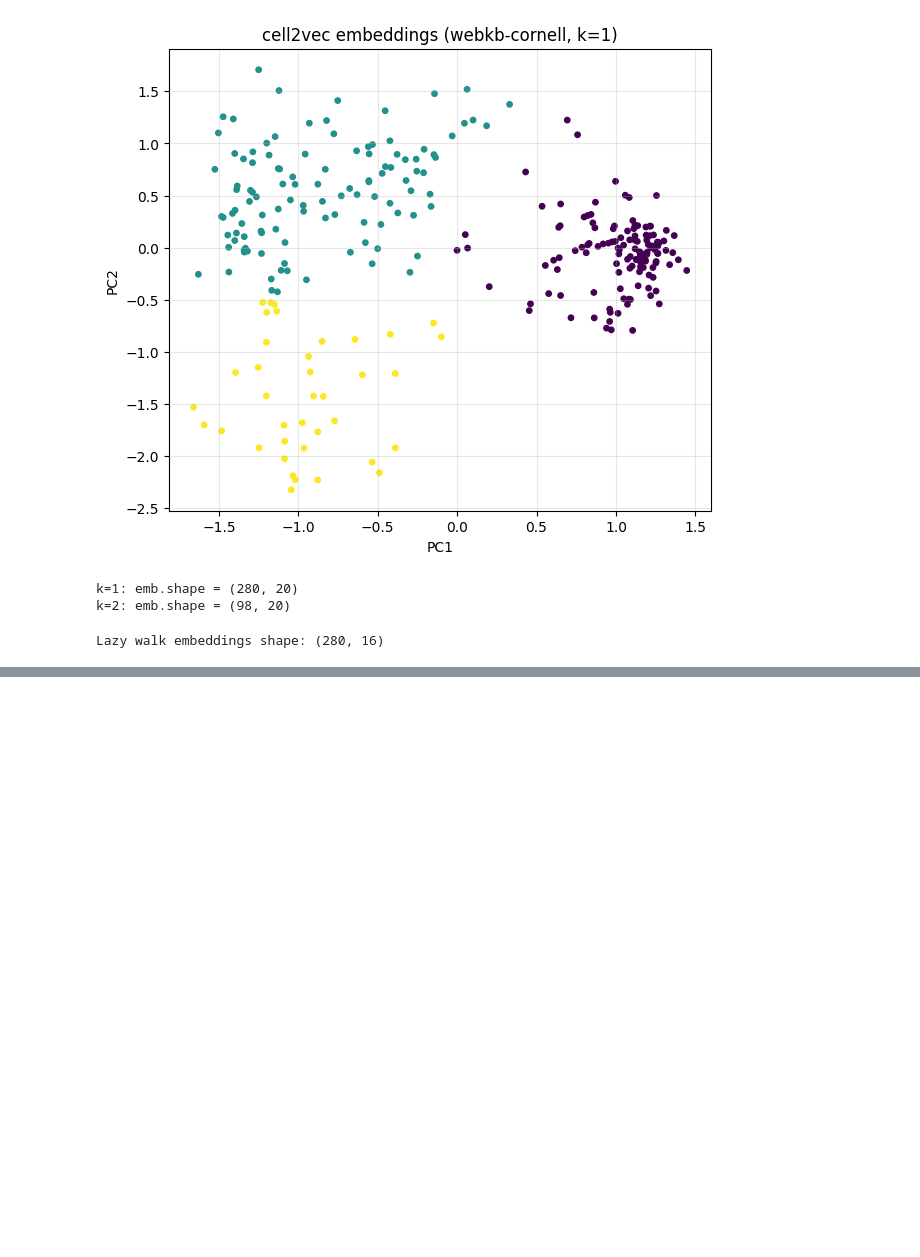
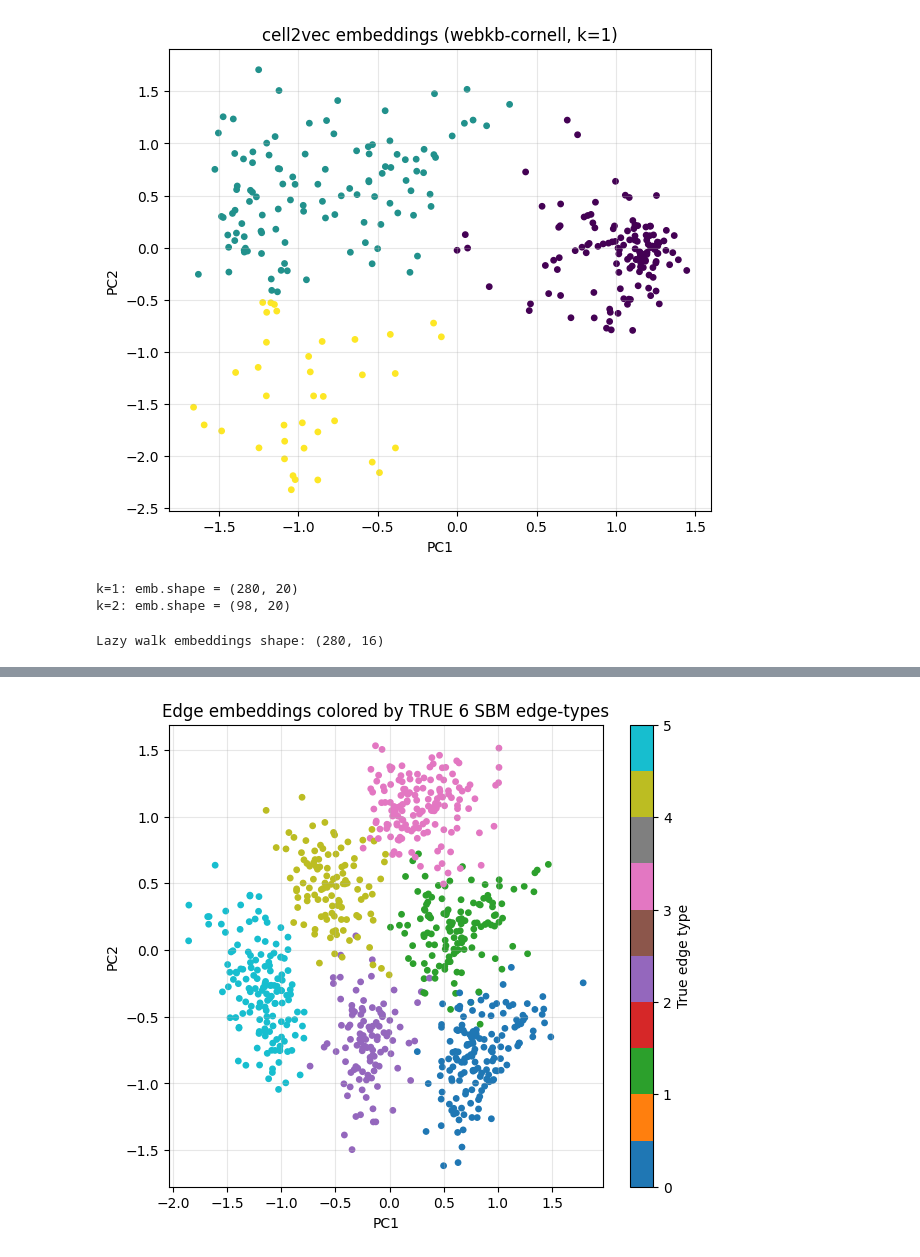
Before and after one commit to Stefan4814/pytspl, a Jupyter notebook: notebooks/embeddings.ipynb, the cells around one changed output, grey strips where cells are left out. Cells and saved outputs as stored; diff of their text form; code cells hidden in the pictures; blank space fills up the shorter version.

Commit message:
Tested cell2vec using notebooks

```diff
--- a/notebooks/embeddings.ipynb
+++ b/notebooks/embeddings.ipynb
@@ -114,0 +162,88 @@ Lazy walk embeddings shape: (280, 16)
+# %%
+from sklearn.cluster import KMeans
+
+emb_dim = 30
+k = 1          # 0 = nodes, 1 = edges, 2 = triangles
+walk_length = 20
+number_walks = 40
+
+embeddings = cell2vec(
+    cc=sc,
+    k=k,
+    emb_dim=emb_dim,
+    walk_length=walk_length,
+    number_walks=number_walks,
+    scheme="uniform",
+    laziness=None,
+    seed=3,
+)
+# %%
+import numpy as np
+import matplotlib.pyplot as plt
+from sklearn.decomposition import PCA
+from sklearn.cluster import KMeans
+from sklearn.metrics import adjusted_rand_score
+
+# === you already have: G, sc, embeddings (k=1) ===
+
+# ------------------------------------------------------------
+# 3. Ground-truth edge classes (6 types)
+# ------------------------------------------------------------
+# node -> block index (0,1,2)
+num_nodes = len(sc.nodes)   # should be 3*n
+block = np.zeros(num_nodes, dtype=int)
+block[n:2*n] = 1
+block[2*n:3*n] = 2
+
+edge_types = []
+for (u, v) in sc.edges:
+    a = block[u]
+    b = block[v]
+    # treat (a,b) same as (b,a)
+    edge_types.append(tuple(sorted((a, b))))
+
+# map each (block_a, block_b) pair to an integer 0..5
+unique_types = sorted(set(edge_types))  # should have 6 entries
+type_to_id = {t: i for i, t in enumerate(unique_types)}
+y_true = np.array([type_to_id[t] for t in edge_types])  # shape (#edges,)
+
+print("Unique edge types (block pairs):", unique_types)
+print("Number of edge types:", len(unique_types))  # expect 6
+
+# ------------------------------------------------------------
+# 4. PCA to 2D
+# ------------------------------------------------------------
+pca = PCA(n_components=2, random_state=0)
+emb_2d = pca.fit_transform(embeddings)
+
+# ------------------------------------------------------------
+# 5A. Plot colored by TRUE 6 classes (best to see structure)
+# ------------------------------------------------------------
+plt.figure(figsize=(7, 6))
+scatter = plt.scatter(emb_2d[:, 0], emb_2d[:, 1], c=y_true, s=15, cmap="tab10")
+plt.xlabel("PC1")
+plt.ylabel("PC2")
+plt.title("Edge embeddings colored by TRUE 6 SBM edge-types")
+plt.grid(alpha=0.3)
+plt.colorbar(scatter, label="True edge type")
+plt.show()
+
+# ------------------------------------------------------------
+# 5B. KMeans with k=6, compare to ground truth
+# ------------------------------------------------------------
+n_clusters = 6
+kmeans = KMeans(n_clusters=n_clusters, random_state=0)
+labels_pred = kmeans.fit_predict(embeddings)
+
+ari = adjusted_rand_score(y_true, labels_pred)
+print(f"Adjusted Rand Index between KMeans(k=6) and true edge-types: {ari:.3f}")
+
+plt.figure(figsize=(7, 6))
+scatter = plt.scatter(emb_2d[:, 0], emb_2d[:, 1], c=labels_pred, s=15, cmap="tab10")
+plt.xlabel("PC1")
+plt.ylabel("PC2")
+plt.title("Edge embeddings colored by KMeans (k=6)")
+plt.grid(alpha=0.3)
+plt.colorbar(scatter, label="Cluster id")
+plt.show()
+# %% [output]
@@ -114,0 +252 @@ Lazy walk embeddings shape: (280, 16)
+[figure, added]
```
Also changed, not shown: parts of 5 cells of this notebook, 2 other files.
